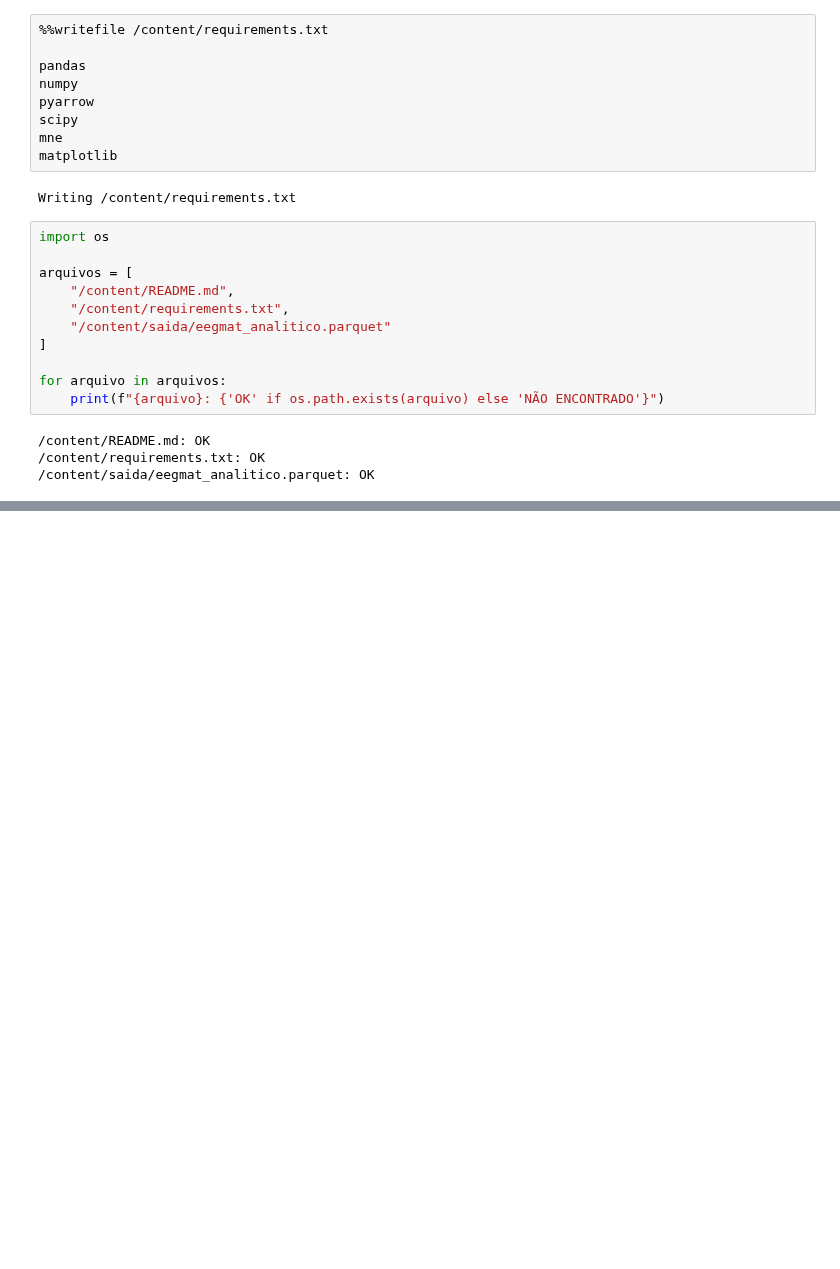
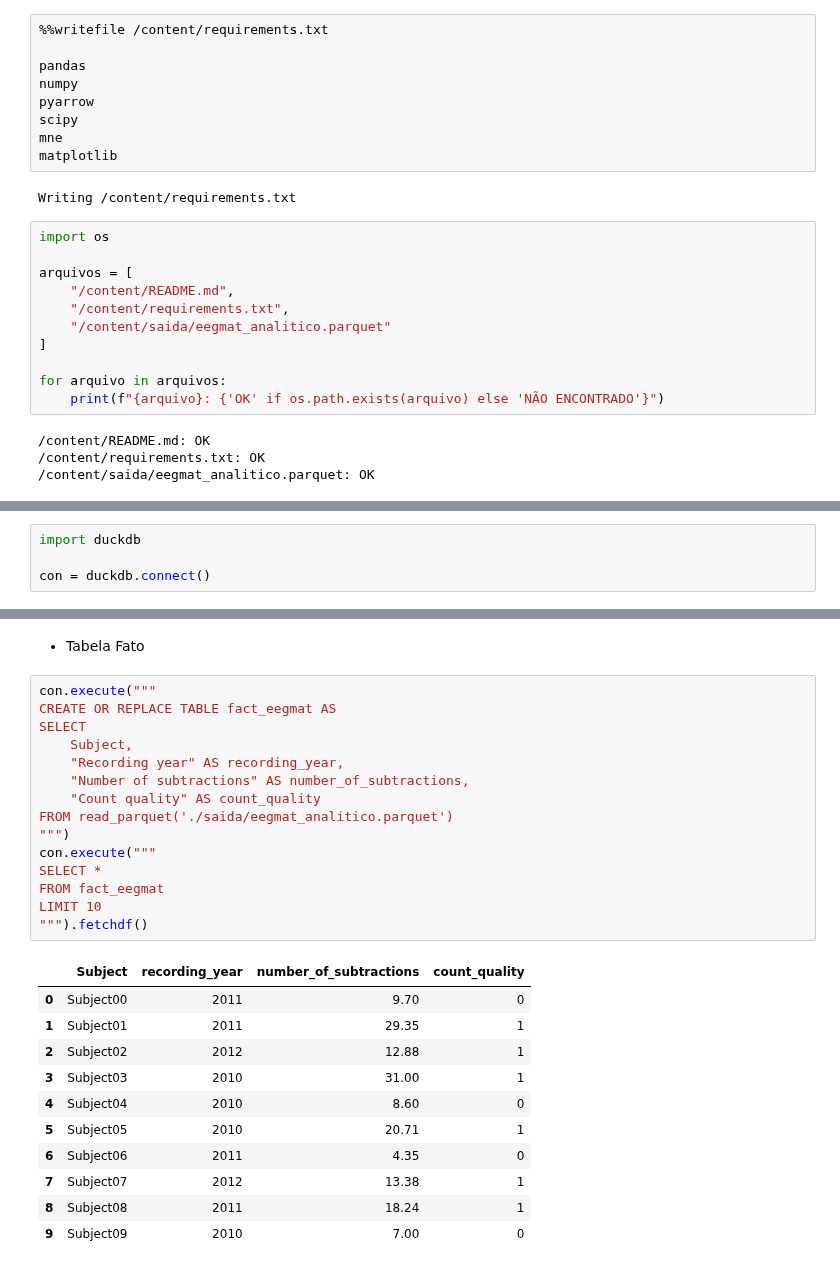
Before and after one commit to mariasurjus1005/projeto-reprodutivel-eeg_aula1, a Jupyter notebook: EEGMAT_EDA.ipynb, the cells around one changed output, grey strips where cells are left out. Saved outputs shown, nothing was run; the diff lists cells and outputs as text; blank space fills up the shorter version.

```diff
--- a/EEGMAT_EDA.ipynb
+++ b/EEGMAT_EDA.ipynb
@@ -474,0 +481,4 @@ for arquivo in arquivos:
+# %%
+import duckdb
+
+con = duckdb.connect()
@@ -474,0 +661,31 @@ for arquivo in arquivos:
+# %% [markdown]
+
+
+*   Tabela Fato
+# %%
+con.execute("""
+CREATE OR REPLACE TABLE fact_eegmat AS
+SELECT
+    Subject,
+    "Recording year" AS recording_year,
+    "Number of subtractions" AS number_of_subtractions,
+    "Count quality" AS count_quality
+FROM read_parquet('./saida/eegmat_analitico.parquet')
+""")
+con.execute("""
+SELECT *
+FROM fact_eegmat
+LIMIT 10
+""").fetchdf()
+# %% [output]
+|  | Subject | recording_year | number_of_subtractions | count_quality |
+| 0 | Subject00 | 2011 | 9.70 | 0 |
+| 1 | Subject01 | 2011 | 29.35 | 1 |
+| 2 | Subject02 | 2012 | 12.88 | 1 |
+| 3 | Subject03 | 2010 | 31.00 | 1 |
+| 4 | Subject04 | 2010 | 8.60 | 0 |
+| 5 | Subject05 | 2010 | 20.71 | 1 |
+| 6 | Subject06 | 2011 | 4.35 | 0 |
+| 7 | Subject07 | 2012 | 13.38 | 1 |
+| 8 | Subject08 | 2011 | 18.24 | 1 |
+| 9 | Subject09 | 2010 | 7.00 | 0 |
```
Also changed, not shown: parts of 24 cells of this notebook.
